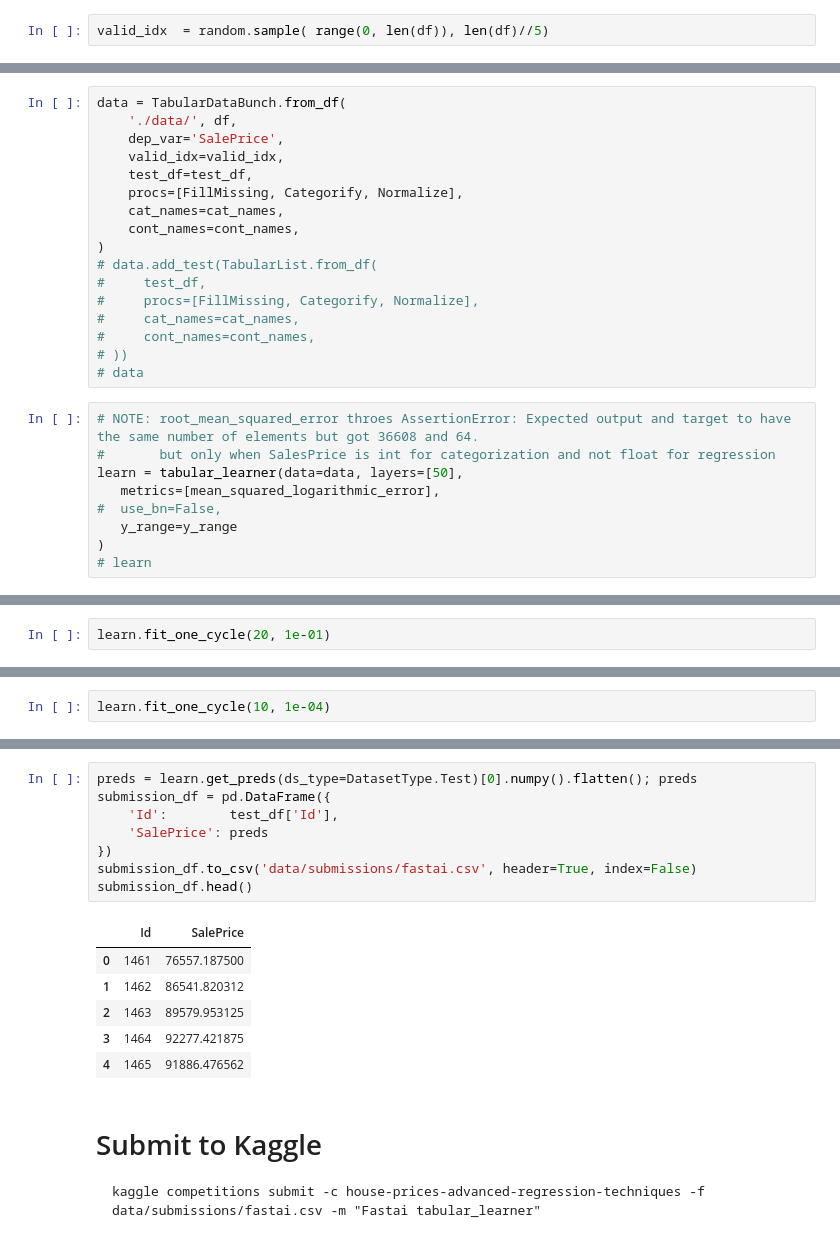
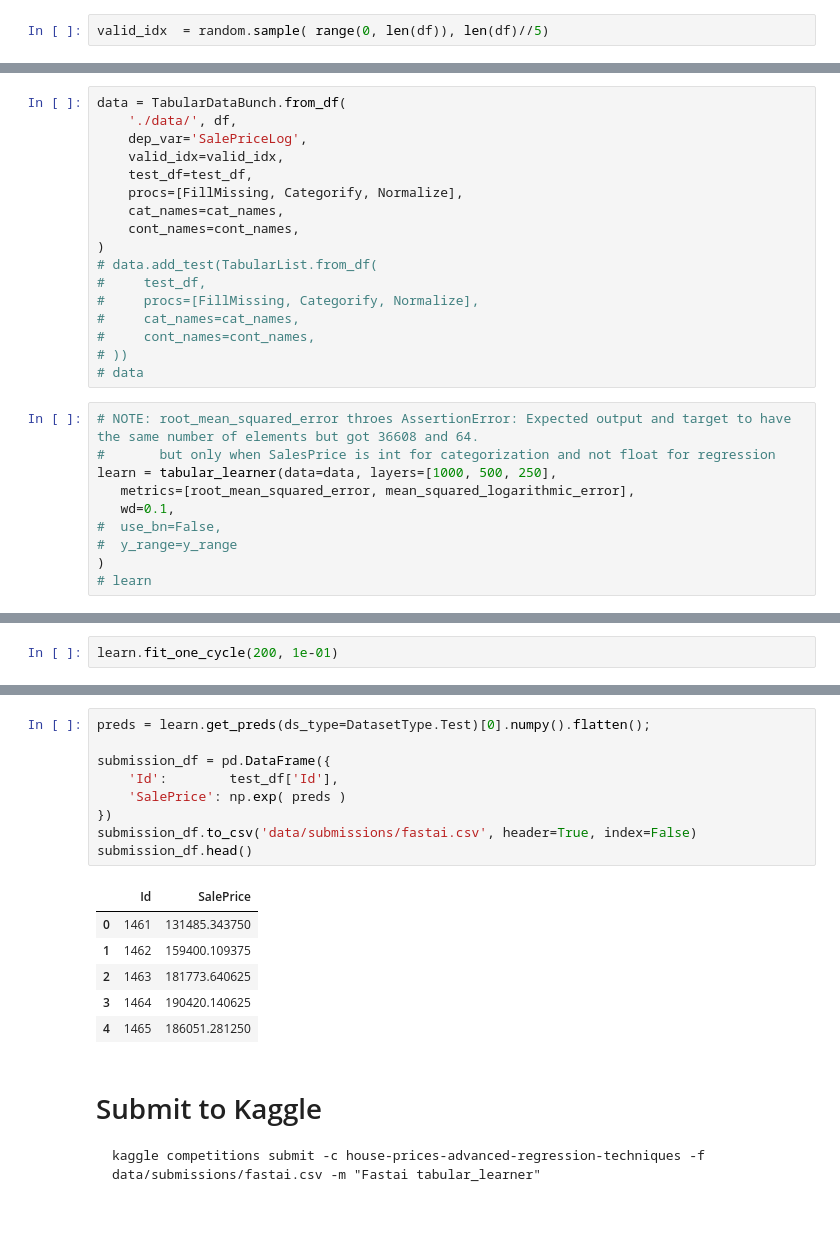
Before and after one commit to JamesMcGuigan/kaggle-house-prices, a Jupyter notebook: 7_fastai.ipynb, the cells around one changed output, grey strips where cells are left out. Drawn from its saved outputs; the diff is of its cells as text.

```diff
--- a/7_fastai.ipynb
+++ b/7_fastai.ipynb
@@ -100,7 +128,7 @@ y_range = torch.tensor([0, max_y])
 # %%
 data = TabularDataBunch.from_df(
     './data/', df,
-    dep_var='SalePrice',
+    dep_var='SalePriceLog',
     valid_idx=valid_idx,
     test_df=test_df,
     procs=[FillMissing, Categorify, Normalize],
@@ -117,10 +145,11 @@ data = TabularDataBunch.from_df(
 # %%
 # NOTE: root_mean_squared_error throes AssertionError: Expected output and target to have the same number of elements but got 36608 and 64.
 #       but only when SalesPrice is int for categorization and not float for regression
-learn = tabular_learner(data=data, layers=[50],
-   metrics=[mean_squared_logarithmic_error],
+learn = tabular_learner(data=data, layers=[1000, 500, 250],
+   metrics=[root_mean_squared_error, mean_squared_logarithmic_error],
+   wd=0.1,
 #  use_bn=False,
-   y_range=y_range
+#  y_range=y_range
 )
 # learn
 # %%
@@ -133,3 +162,3 @@ LR Finder is complete, type {learner_name}.recorder.plot() to see the graph.
 # %%
-learn.fit_one_cycle(20, 1e-01)
+learn.fit_one_cycle(200, 1e-01)
 # %% [output]
@@ -160,2 +200,0 @@ LR Finder is complete, type {learner_name}.recorder.plot() to see the graph.
-# %%
-learn.fit_one_cycle(10, 1e-04)
@@ -174,18 +225,19 @@ learn.fit_one_cycle(10, 1e-04)
 # %%
-preds = learn.get_preds(ds_type=DatasetType.Test)[0].numpy().flatten(); preds
+preds = learn.get_preds(ds_type=DatasetType.Test)[0].numpy().flatten();
+
 submission_df = pd.DataFrame({
     'Id':        test_df['Id'],
-    'SalePrice': preds
+    'SalePrice': np.exp( preds )
 })
 submission_df.to_csv('data/submissions/fastai.csv', header=True, index=False)
 submission_df.head()
 # %% [output]
 |  | Id | SalePrice |
-| 0 | 1461 | 76557.187500 |
-| 1 | 1462 | 86541.820312 |
-| 2 | 1463 | 89579.953125 |
-| 3 | 1464 | 92277.421875 |
-| 4 | 1465 | 91886.476562 |
+| 0 | 1461 | 131485.343750 |
+| 1 | 1462 | 159400.109375 |
+| 2 | 1463 | 181773.640625 |
+| 3 | 1464 | 190420.140625 |
+| 4 | 1465 | 186051.281250 |
 # %% [markdown]
 # Submit to Kaggle
 
```
Also changed, not shown: parts of 17 cells of this notebook, 2 other files.
